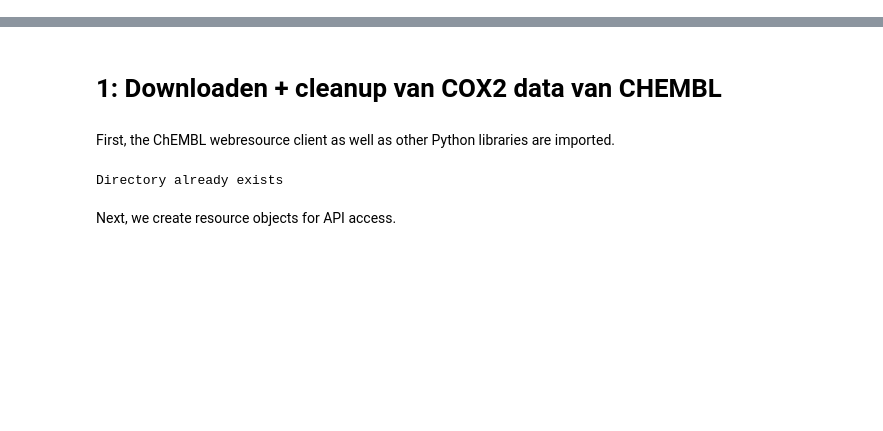
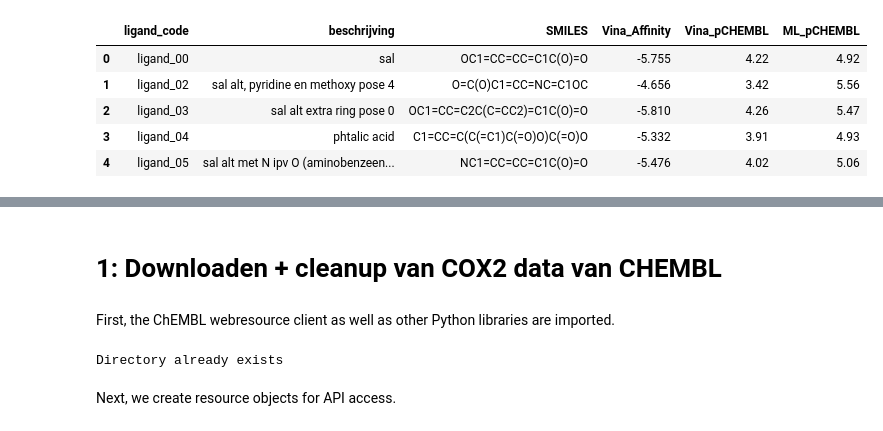
Before and after one commit to wesselporschen/ACMDD_COX2, a Jupyter notebook: MachineLearning_reworked.ipynb, the cells around one changed output, grey strips where cells are left out. Cells and saved outputs as stored; diff of their text form; code cells hidden in the pictures; blank space fills up the shorter version.

Commit message:
new ligands

```diff
--- a/MachineLearning_reworked.ipynb
+++ b/MachineLearning_reworked.ipynb
@@ -0,0 +1456,10 @@
+# %%
+sallikes = pd.read_csv('sallikes.csv')
+sallikes.head()
+# %% [output]
+|  | ligand_code | beschrijving | SMILES | Vina_Affinity | Vina_pCHEMBL | ML_pCHEMBL |
+| 0 | ligand_00 | sal | OC1=CC=CC=C1C(O)=O | -5.755 | 4.22 | 4.92 |
+| 1 | ligand_02 | sal alt, pyridine en methoxy pose 4 | O=C(O)C1=CC=NC=C1OC | -4.656 | 3.42 | 5.56 |
+| 2 | ligand_03 | sal alt extra ring pose 0 | OC1=CC=C2C(C=CC2)=C1C(O)=O | -5.810 | 4.26 | 5.47 |
+| 3 | ligand_04 | phtalic acid | C1=CC=C(C(=C1)C(=O)O)C(=O)O | -5.332 | 3.91 | 4.93 |
+| 4 | ligand_05 | sal alt met N ipv O (aminobenzeen... | NC1=CC=CC=C1C(O)=O | -5.476 | 4.02 | 5.06 |
```
Also changed, not shown: parts of 150 cells of this notebook, 1 other file.
